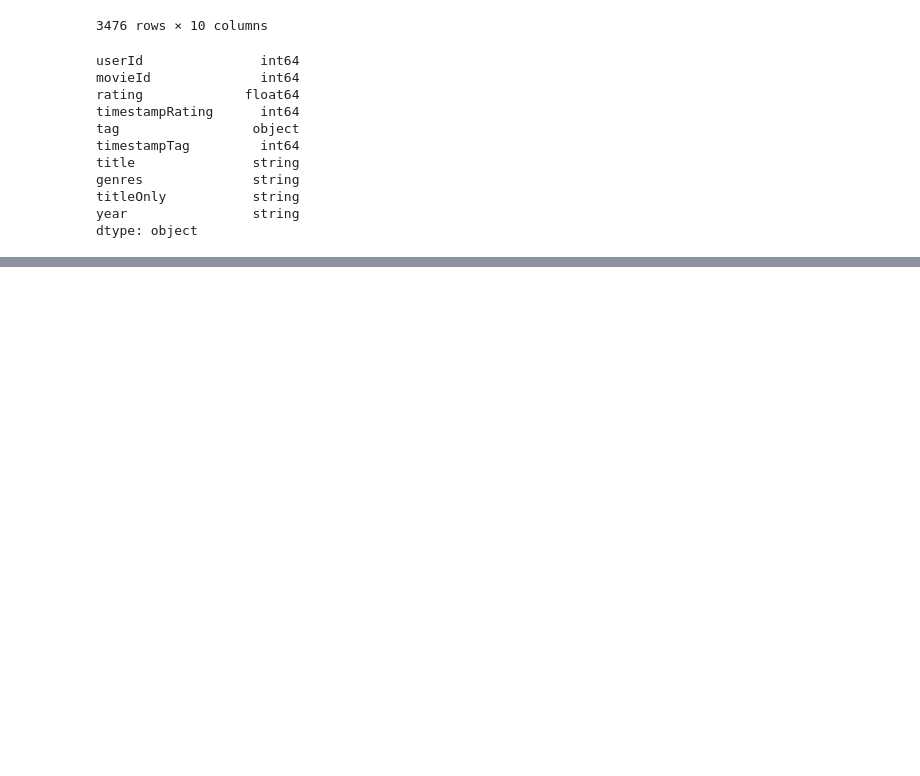
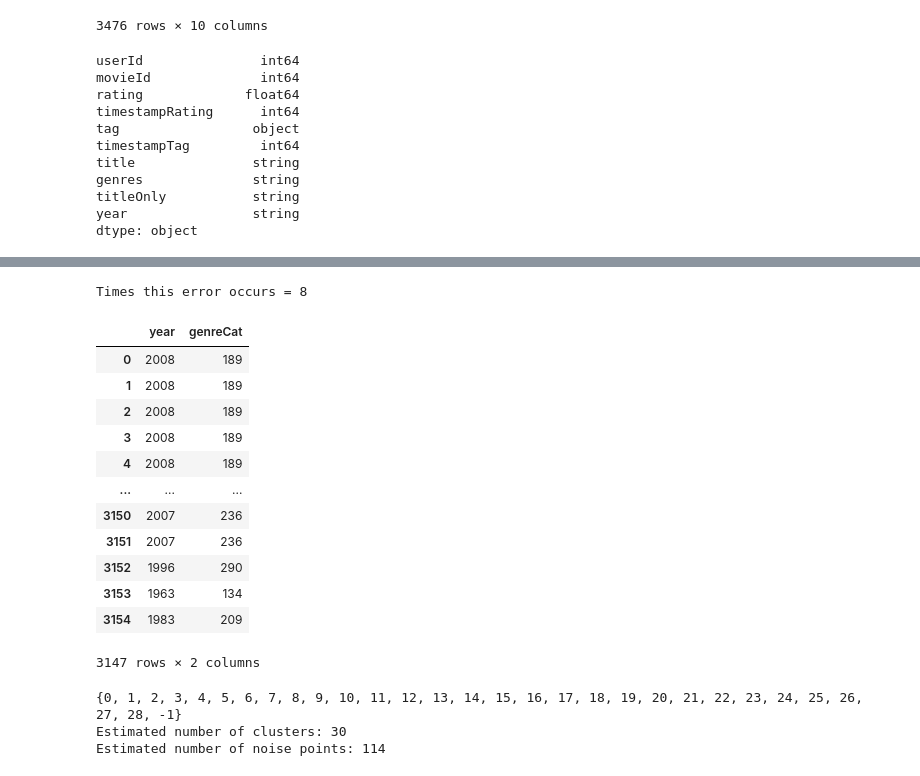
Before and after one commit to anissakhan/731-Project-3-Khan, a Jupyter notebook: 731-Project3.ipynb, the cells around one changed output, grey strips where cells are left out. Cells and saved outputs as stored; diff of their text form; code cells hidden in the pictures; blank space fills up the shorter version.

```diff
--- a/731-Project3.ipynb
+++ b/731-Project3.ipynb
@@ -173,0 +287,11 @@ dtype: object
+# %%
+count=0
+for i in range(0,len(dfAll['year'])):
+    if(dfAll['year'][i] < 1900):
+        #print(dfAll.iloc[i])
+        dfAll.drop([i],inplace=True, axis=0)
+        count=count+1
+
+print('Times this error occurs =', count)
+# %% [output]
+Times this error occurs = 8
@@ -173,0 +302,34 @@ dtype: object
+# %%
+dfTest=dfAll[['year','genreCat']].copy()
+dfTest
+# %% [output]
+|  | year | genreCat |
+| 0 | 2008 | 189 |
+| 1 | 2008 | 189 |
+| 2 | 2008 | 189 |
+| 3 | 2008 | 189 |
+| 4 | 2008 | 189 |
+| ... | ... | ... |
+| 3150 | 2007 | 236 |
+| 3151 | 2007 | 236 |
+| 3152 | 1996 | 290 |
+| 3153 | 1963 | 134 |
+| 3154 | 1983 | 209 |
+3147 rows × 2 columns
+# %%
+dbsc = DBSCAN(eps = 6, min_samples = 5).fit(dfTest)
+labels = dbsc.labels_
+core_samples = np.zeros_like(labels, dtype = bool)
+core_samples[dbsc.core_sample_indices_] = True
+
+print(set(labels))
+
+n_clusters_=len(set(labels))
+n_noise_=list(labels).count(-1)
+
+print('Estimated number of clusters: %d' % n_clusters_)
+print('Estimated number of noise points: %d' % n_noise_)
+# %% [output]
+{0, 1, 2, 3, 4, 5, 6, 7, 8, 9, 10, 11, 12, 13, 14, 15, 16, 17, 18, 19, 20, 21, 22, 23, 24, 25, 26, 27, 28, -1}
+Estimated number of clusters: 30
+Estimated number of noise points: 114
```
Also changed, not shown: parts of 19 cells of this notebook, 1 other file.
